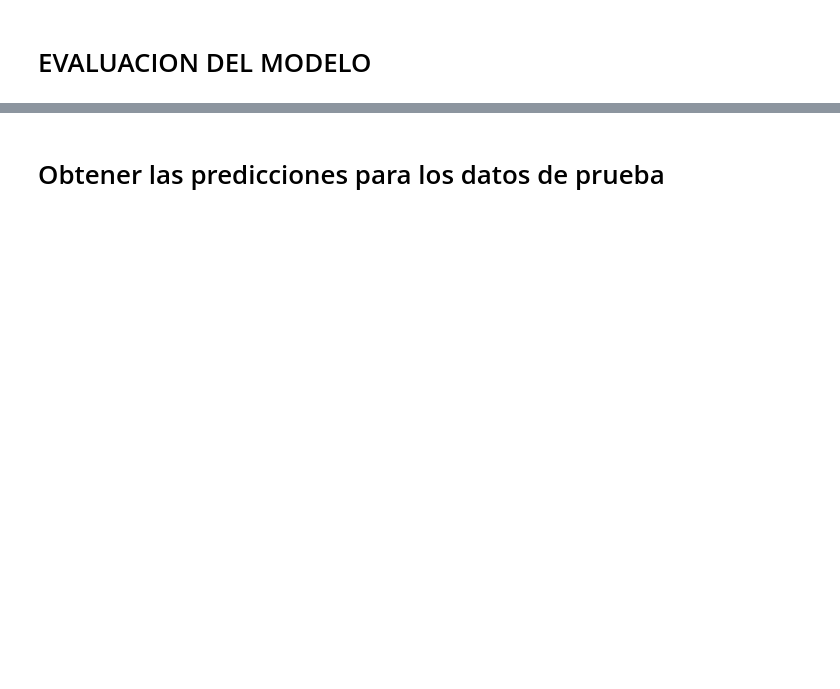
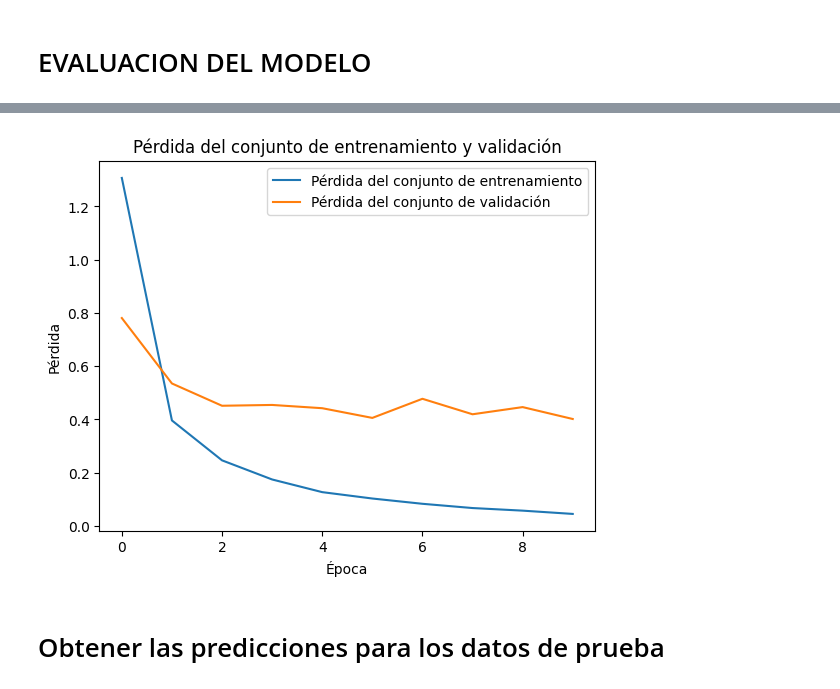
Before and after one commit to raulangelj/DS-Lab10, a Jupyter notebook: Lab 10 - Clasificacion Rotulos Transito con LeNet.ipynb, the cells around one changed output, grey strips where cells are left out. Cells and saved outputs as stored; diff of their text form; code cells hidden in the pictures; blank space fills up the shorter version.

```diff
--- a/Lab 10 - Clasificacion Rotulos Transito con LeNet.ipynb
+++ b/Lab 10 - Clasificacion Rotulos Transito con LeNet.ipynb
@@ -340,3 +359,14 @@ historial.history.keys()
+# %%
+# Generar gráfica de Pérdida de Entrenamiento y Validación
+plt.plot(historial.history['loss'], label='Pérdida del conjunto de entrenamiento')
+plt.plot(historial.history['val_loss'], label='Pérdida del conjunto de validación')
+plt.title('Pérdida del conjunto de entrenamiento y validación')
+plt.ylabel('Pérdida')
+plt.xlabel('Época')
+plt.legend(loc='upper right')
+plt.show()
+# %% [output]
+[figure, added]
 # %% [markdown]
 # Obtener las predicciones para los datos de prueba
 # %%
```
Also changed, not shown: parts of 18 cells of this notebook.
